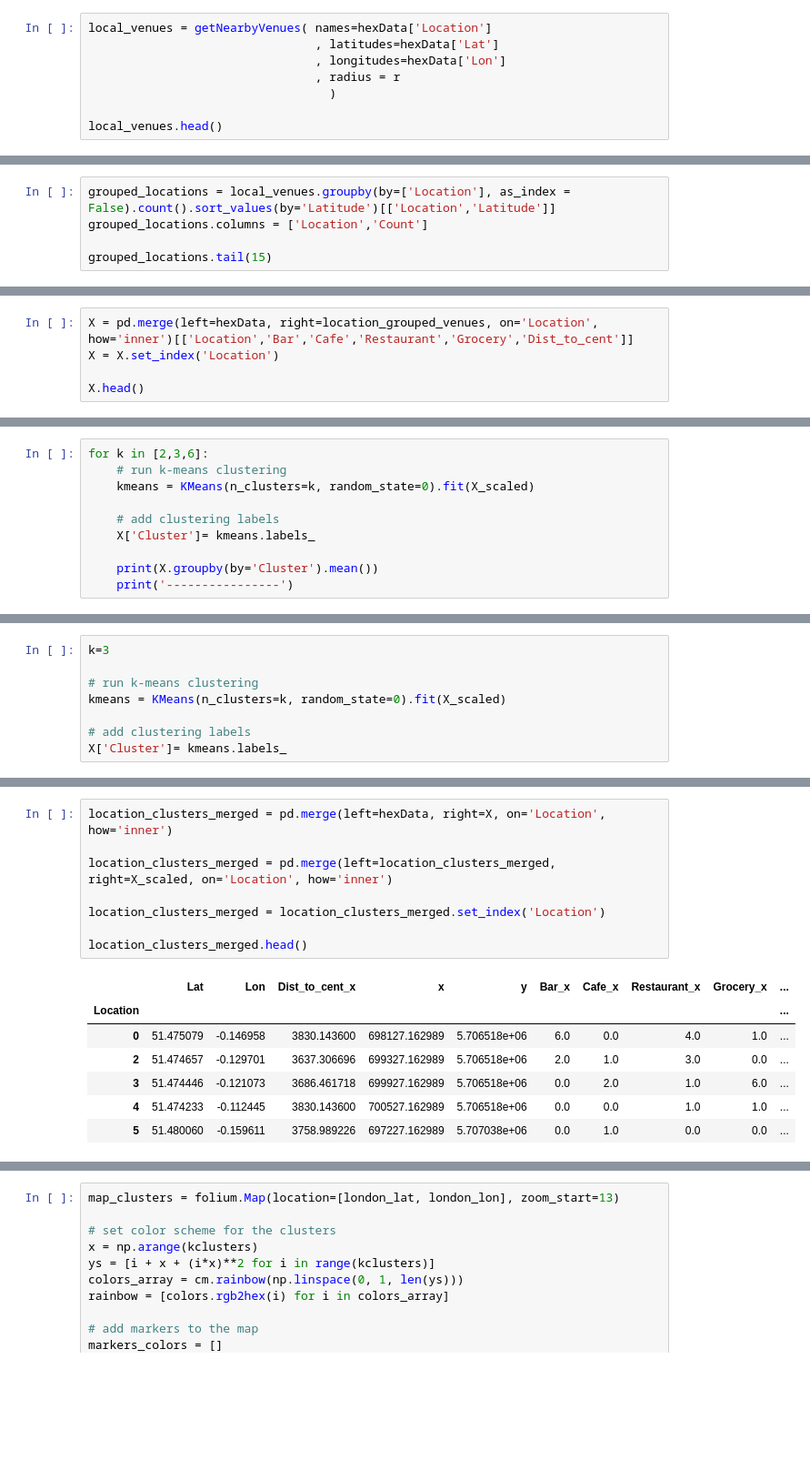
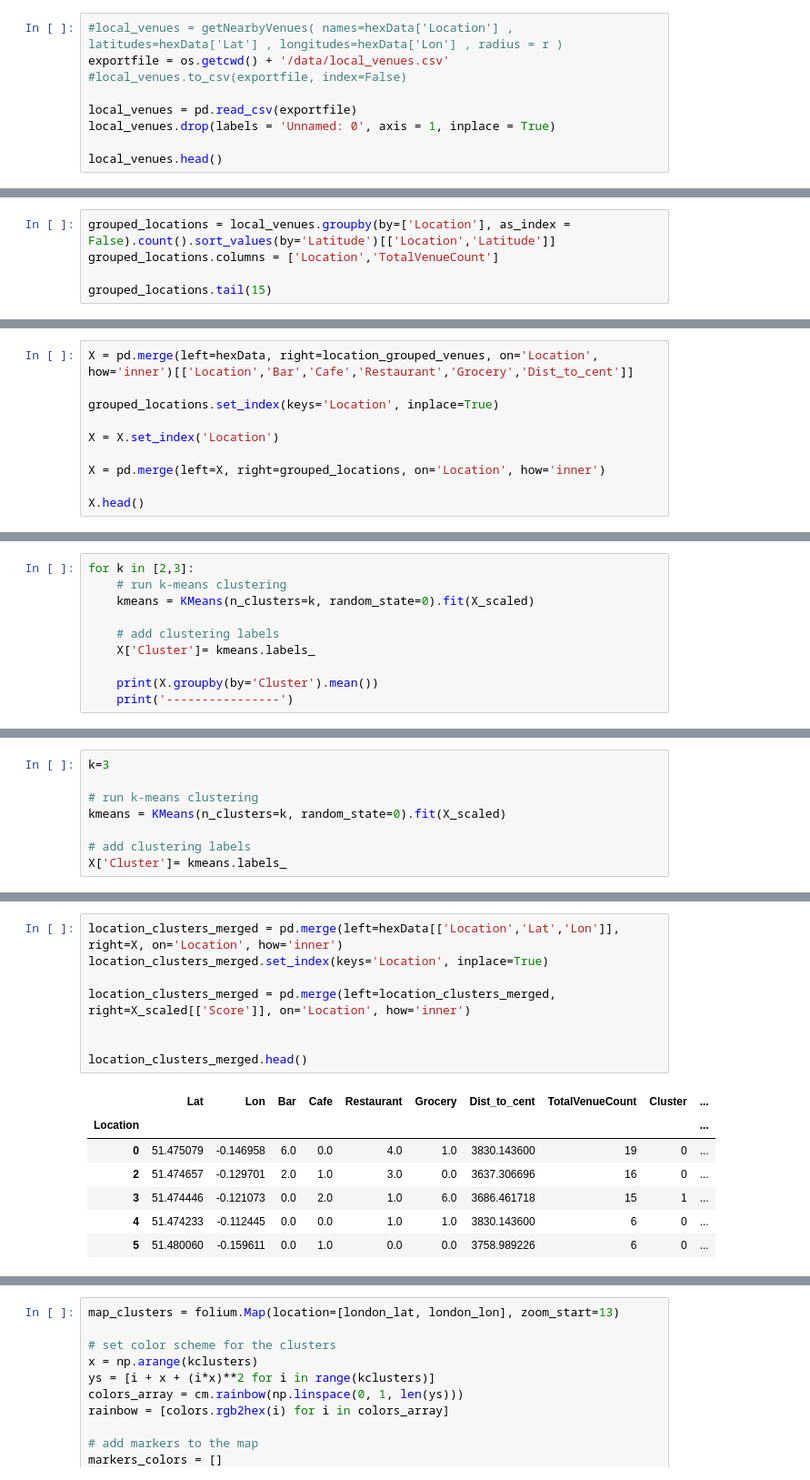
Before and after one commit to tomreimer16/Coursera_Capstone, a Jupyter notebook: capstone-london-analysis.ipynb, the cells around one changed output, grey strips where cells are left out. Shown at 91% size. Cells and saved outputs as stored; diff of their text form; blank space fills up the shorter version.

```diff
--- a/capstone-london-analysis.ipynb
+++ b/capstone-london-analysis.ipynb
@@ -267,9 +271,10 @@ First, let's pull the nearby venues for each of our locations
 # %%
-local_venues = getNearbyVenues( names=hexData['Location']
-                                , latitudes=hexData['Lat']
-                                , longitudes=hexData['Lon']
-                                , radius = r
-                                  )
+#local_venues = getNearbyVenues( names=hexData['Location'] , latitudes=hexData['Lat'] , longitudes=hexData['Lon'] , radius = r )
+exportfile = os.getcwd() + '/data/local_venues.csv'
+#local_venues.to_csv(exportfile, index=False)
+
+local_venues = pd.read_csv(exportfile)
+local_venues.drop(labels = 'Unnamed: 0', axis = 1, inplace = True)
 
 local_venues.head()
 # %% [output]
@@ -294,7 +290,7 @@ Let's see how many venues were captured for each of our locations...
 It appears that one location hit the cap of 100 venues, but that is fine as we are limited by how many calls we can make to the API and we will just factor this into further analysis as a caveat
 # %%
 grouped_locations = local_venues.groupby(by=['Location'], as_index = False).count().sort_values(by='Latitude')[['Location','Latitude']]
-grouped_locations.columns = ['Location','Count']
+grouped_locations.columns = ['Location','TotalVenueCount']
 
 grouped_locations.tail(15)
 # %% [output]
@@ -412,6 +418,11 @@ location_grouped_venues.head()
 # %%
 X = pd.merge(left=hexData, right=location_grouped_venues, on='Location', how='inner')[['Location','Bar','Cafe','Restaurant','Grocery','Dist_to_cent']]
+
+grouped_locations.set_index(keys='Location', inplace=True)
+
 X = X.set_index('Location')
 
+X = pd.merge(left=X, right=grouped_locations, on='Location', how='inner')
+
 X.head()
 # %% [output]
@@ -493,5 +512,5 @@ Text(0.5, 1.0, 'Silhouetter Score Curve')
 # %%
-for k in [2,3,6]:
+for k in [2,3]:
     # run k-means clustering
     kmeans = KMeans(n_clusters=k, random_state=0).fit(X_scaled)
 
@@ -532,16 +560,16 @@ X['Cluster']= kmeans.labels_
 # %%
-location_clusters_merged = pd.merge(left=hexData, right=X, on='Location', how='inner')
+location_clusters_merged = pd.merge(left=hexData[['Location','Lat','Lon']], right=X, on='Location', how='inner')
+location_clusters_merged.set_index(keys='Location', inplace=True)
 
-location_clusters_merged = pd.merge(left=location_clusters_merged, right=X_scaled, on='Location', how='inner')
+location_clusters_merged = pd.merge(left=location_clusters_merged, right=X_scaled[['Score']], on='Location', how='inner')
 
-location_clusters_merged = location_clusters_merged.set_index('Location')
 
 location_clusters_merged.head()
 # %% [output]
-|  | Lat | Lon | Dist_to_cent_x | x | y | Bar_x | Cafe_x | Restaurant_x | Grocery_x | ... |
+|  | Lat | Lon | Bar | Cafe | Restaurant | Grocery | Dist_to_cent | TotalVenueCount | Cluster | ... |
 | Location |  |  |  |  |  |  |  |  |  | ... |
-| 0 | 51.475079 | -0.146958 | 3830.143600 | 698127.162989 | 5.706518e+06 | 6.0 | 0.0 | 4.0 | 1.0 | ... |
-| 2 | 51.474657 | -0.129701 | 3637.306696 | 699327.162989 | 5.706518e+06 | 2.0 | 1.0 | 3.0 | 0.0 | ... |
-| 3 | 51.474446 | -0.121073 | 3686.461718 | 699927.162989 | 5.706518e+06 | 0.0 | 2.0 | 1.0 | 6.0 | ... |
-| 4 | 51.474233 | -0.112445 | 3830.143600 | 700527.162989 | 5.706518e+06 | 0.0 | 0.0 | 1.0 | 1.0 | ... |
-| 5 | 51.480060 | -0.159611 | 3758.989226 | 697227.162989 | 5.707038e+06 | 0.0 | 1.0 | 0.0 | 0.0 | ... |
+| 0 | 51.475079 | -0.146958 | 6.0 | 0.0 | 4.0 | 1.0 | 3830.143600 | 19 | 0 | ... |
+| 2 | 51.474657 | -0.129701 | 2.0 | 1.0 | 3.0 | 0.0 | 3637.306696 | 16 | 0 | ... |
+| 3 | 51.474446 | -0.121073 | 0.0 | 2.0 | 1.0 | 6.0 | 3686.461718 | 15 | 1 | ... |
+| 4 | 51.474233 | -0.112445 | 0.0 | 0.0 | 1.0 | 1.0 | 3830.143600 | 6 | 0 | ... |
+| 5 | 51.480060 | -0.159611 | 0.0 | 1.0 | 0.0 | 0.0 | 3758.989226 | 6 | 0 | ... |
```
Also changed, not shown: parts of 40 cells of this notebook.
